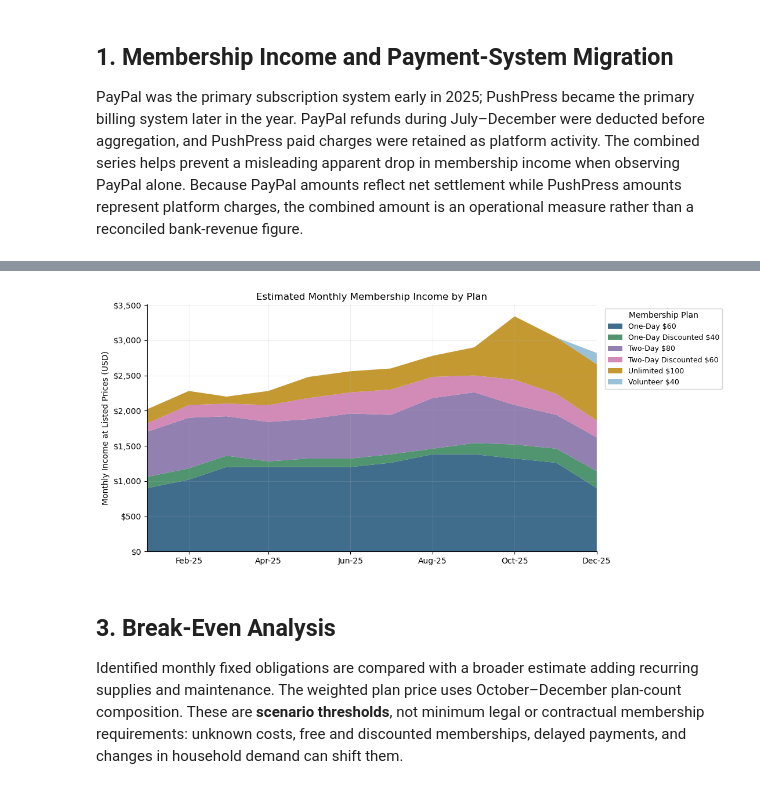
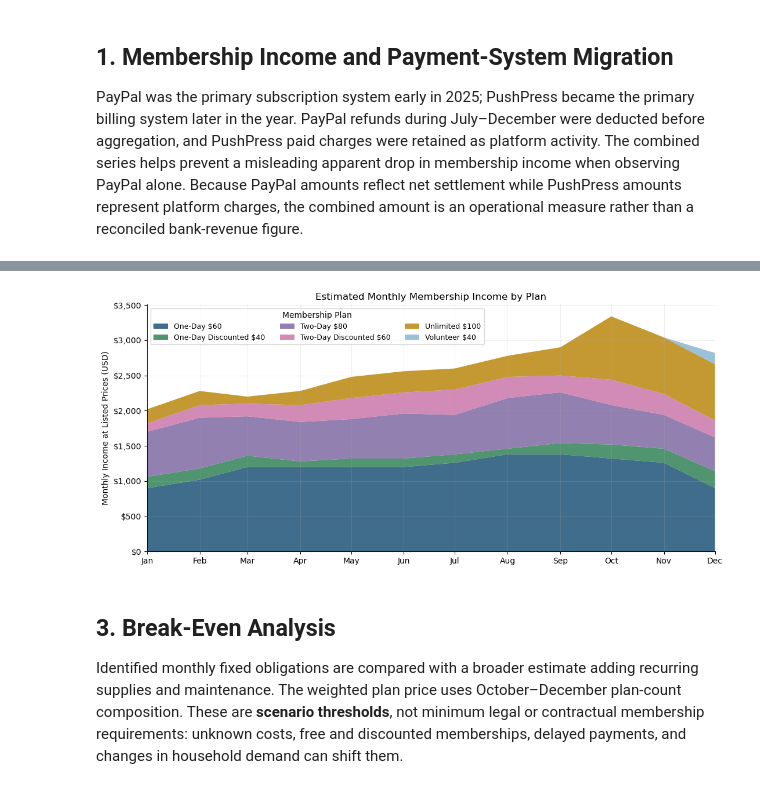
Before and after one commit to JohnKnoch/Nonprofit-Financial-Sustainability-Report, a Jupyter notebook: Crossroads_Financial_Sustainability_2025.ipynb, the cells around one changed output, grey strips where cells are left out. Saved outputs shown, nothing was run; the diff lists cells and outputs as text; code cells hidden in the pictures.

Commit message:
FIxed graphics in notebook

```diff
--- a/Crossroads_Financial_Sustainability_2025.ipynb
+++ b/Crossroads_Financial_Sustainability_2025.ipynb
@@ -110,17 +99,17 @@ show(ax)
 # %%
 estimated_by_plan = counts.mul(PRICES, axis="columns")
 fig, ax = plt.subplots(figsize=(11, 5))
 ax.stackplot(months, *[estimated_by_plan[p].values for p in PLANS], labels=PLANS,
              colors=[BLUE, GREEN, PURPLE, "#CC79AC", GOLD, LIGHT_BLUE], alpha=.87)
 ax.set(title="Estimated Monthly Membership Income by Plan", ylabel="Monthly Income at Listed Prices (USD)",
        xlabel="", ylim=(0, None), xlim=(months[0], months[-1]))
-ax.xaxis.set_major_locator(mdates.MonthLocator(interval=2))
-ax.xaxis.set_major_formatter(mdates.DateFormatter("%b-%y"))
+ax.xaxis.set_major_locator(mdates.MonthLocator(interval=1))
+ax.xaxis.set_major_formatter(mdates.DateFormatter("%b"))
 dollar_axis(ax)
-ax.legend(title="Membership Plan", loc="upper left", bbox_to_anchor=(1.01, 1), fontsize=9)
+ax.legend(title="Membership Plan", loc="upper left", fontsize=9, ncol=3)
 show(ax)
 # %% [output]
-[figure, old version]
+[figure, new version]
 # %% [markdown]
 ## 3. Break-Even Analysis
 
```
Also changed, not shown: parts of 5 cells of this notebook.
